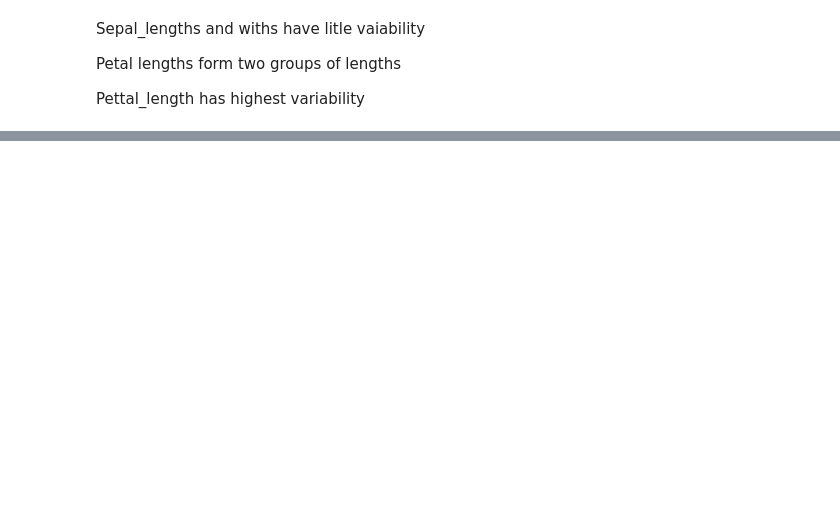
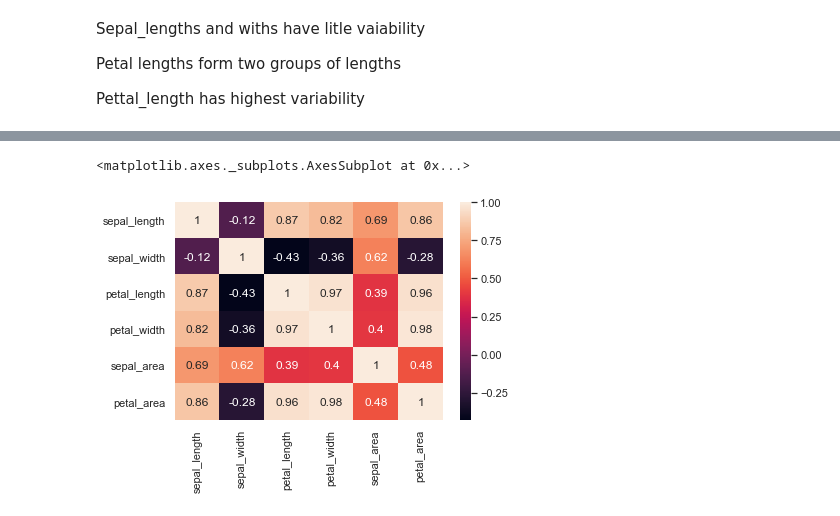
Before and after one commit to Johndsalas/ds-methodologies-exercises, a Jupyter notebook: classification/classification_exercises.ipynb, the cells around one changed output, grey strips where cells are left out. Saved outputs shown, nothing was run; the diff lists cells and outputs as text; code cells hidden in the pictures; blank space fills up the shorter version.

```diff
--- a/classification/classification_exercises.ipynb
+++ b/classification/classification_exercises.ipynb
@@ -587,0 +602,3 @@ plt.scatter('sepal_length','sepal_length', data=train)
+# %%
+train.drop(columns='species_id',inplace=True)
+train.drop(columns='measurement_id',inplace=True)
@@ -587,0 +614,8 @@ plt.scatter('sepal_length','sepal_length', data=train)
+# %%
+# Create a heatmap of each variable layering correlation coefficient on top.
+
+#data = pd.crosstab(train.species_name,train.sepal_length)
+sns.heatmap(train.corr(),annot=True)
+# %% [output]
+<matplotlib.axes._subplots.AxesSubplot at 0x...>
+[figure, added]
```
Also changed, not shown: parts of 15 cells of this notebook, 1 other file.
